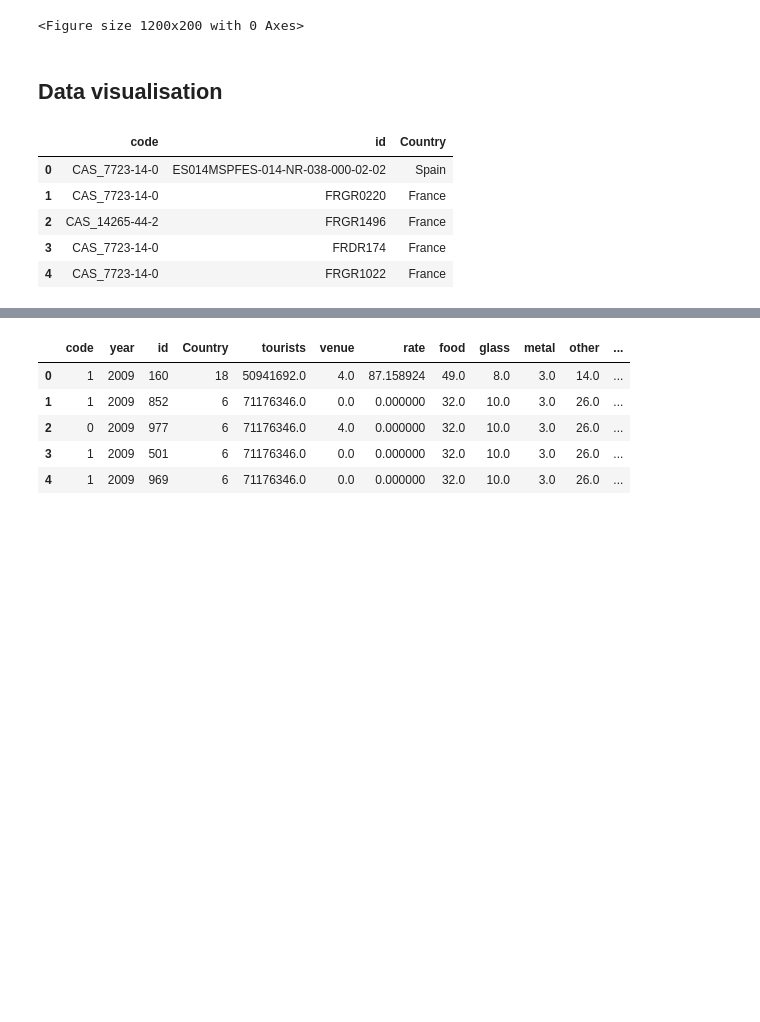
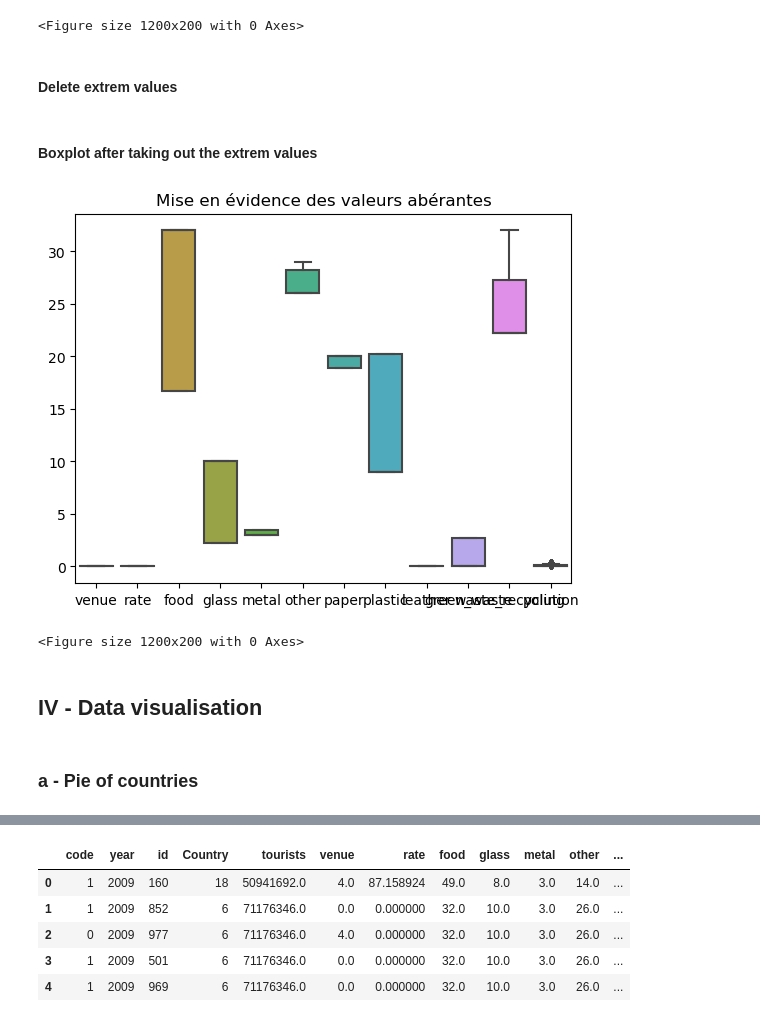
Before and after one commit to Cassette86/Green_ai_project_Water_polution, a Jupyter notebook: water_pollution_dataset/main.ipynb, the cells around one changed output, grey strips where cells are left out. Drawn from its saved outputs; the diff is of its cells as text; code cells hidden in the pictures; blank space fills up the shorter version.

```diff
--- a/water_pollution_dataset/main.ipynb
+++ b/water_pollution_dataset/main.ipynb
@@ -140,3 +143,5 @@ plt.show()
 # %% [output]
 [figure]
 <Figure size 1200x200 with 0 Axes>
+# %% [markdown]
+#### Delete extrem values
@@ -142,0 +154,14 @@ plt.show()
+# %% [markdown]
+#### Boxplot after taking out the extrem values
+# %%
+df_cleaned_box_plot = df_cleaned
+df_cleaned_box_plot = df_cleaned_box_plot.drop(columns = ['tourists'])
+df_cleaned_box_plot = df_cleaned_box_plot.drop(columns = ['year'])
+
+sns.boxplot(data = df_cleaned_box_plot)
+plt.title('Mise en évidence des valeurs abérantes')
+plt.figure(figsize=(12,2))
+plt.show()
+# %% [output]
+[figure, added]
+<Figure size 1200x200 with 0 Axes>
@@ -143,13 +170,4 @@ plt.show()
 # %% [markdown]
-## Data visualisation
+##  IV - Data visualisation
-# %%
-df_numbers = df.select_dtypes(include=['float64', 'int64'])
-df_strings = df.select_dtypes(exclude=['float64', 'int64'])
-df_strings.head()
-# %% [output]
-|  | code | id | Country |
-| 0 | CAS_7723-14-0 | ES014MSPFES-014-NR-038-000-02-02 | Spain |
-| 1 | CAS_7723-14-0 | FRGR0220 | France |
-| 2 | CAS_14265-44-2 | FRGR1496 | France |
-| 3 | CAS_7723-14-0 | FRDR174 | France |
-| 4 | CAS_7723-14-0 | FRGR1022 | France |
+# %% [markdown]
+### a - Pie of countries
```
Also changed, not shown: parts of 39 cells of this notebook.
